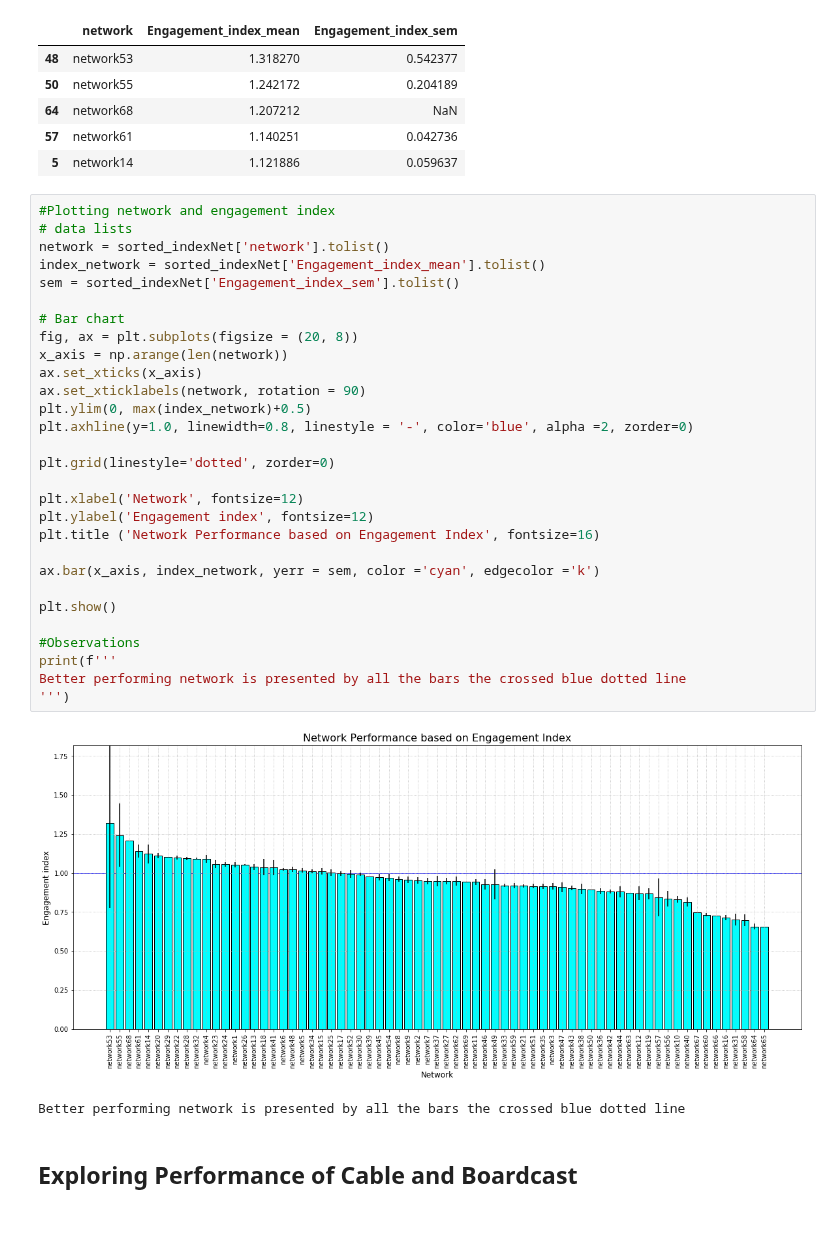
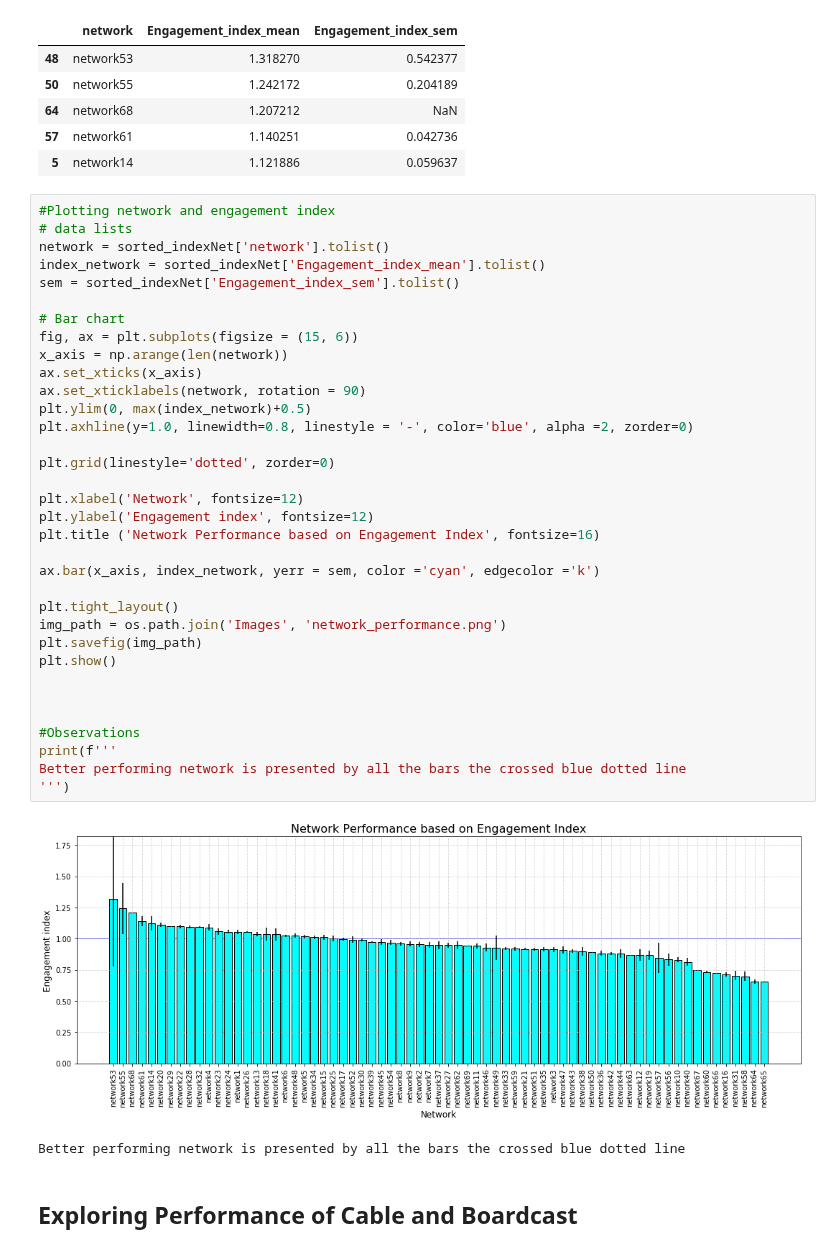
Before and after one commit to limbz-sami/TV_data_analysis, a Jupyter notebook: Tv_data_analysis.ipynb, the cells around one changed output. Saved outputs shown, nothing was run; the diff lists cells and outputs as text; blank space fills up the shorter version.

Commit message:
edited images

```diff
--- a/Tv_data_analysis.ipynb
+++ b/Tv_data_analysis.ipynb
@@ -40,34 +40,39 @@ sorted_indexNet.head()
 # %%
 #Plotting network and engagement index
 # data lists
 network = sorted_indexNet['network'].tolist()
 index_network = sorted_indexNet['Engagement_index_mean'].tolist()
 sem = sorted_indexNet['Engagement_index_sem'].tolist()
 
 # Bar chart
-fig, ax = plt.subplots(figsize = (20, 8))
+fig, ax = plt.subplots(figsize = (15, 6))
 x_axis = np.arange(len(network))
 ax.set_xticks(x_axis)
 ax.set_xticklabels(network, rotation = 90)
 plt.ylim(0, max(index_network)+0.5)
 plt.axhline(y=1.0, linewidth=0.8, linestyle = '-', color='blue', alpha =2, zorder=0)
 
 plt.grid(linestyle='dotted', zorder=0)
 
 plt.xlabel('Network', fontsize=12)
 plt.ylabel('Engagement index', fontsize=12)
 plt.title ('Network Performance based on Engagement Index', fontsize=16)
 
 ax.bar(x_axis, index_network, yerr = sem, color ='cyan', edgecolor ='k')
 
+plt.tight_layout()
+img_path = os.path.join('Images', 'network_performance.png')
+plt.savefig(img_path)
 plt.show()
+
+
 
 #Observations
 print(f'''
 Better performing network is presented by all the bars the crossed blue dotted line
 ''')
 # %% [output]
-[figure, old version]
+[figure, new version]
 Better performing network is presented by all the bars the crossed blue dotted line
 # %% [markdown]
 ## Exploring Performance of Cable and Boardcast
```
Also changed, not shown: parts of 3 cells of this notebook.
